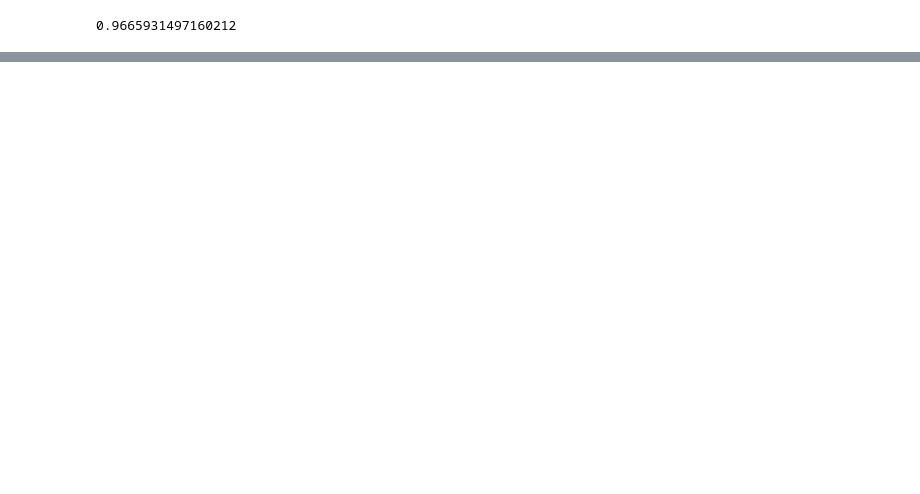
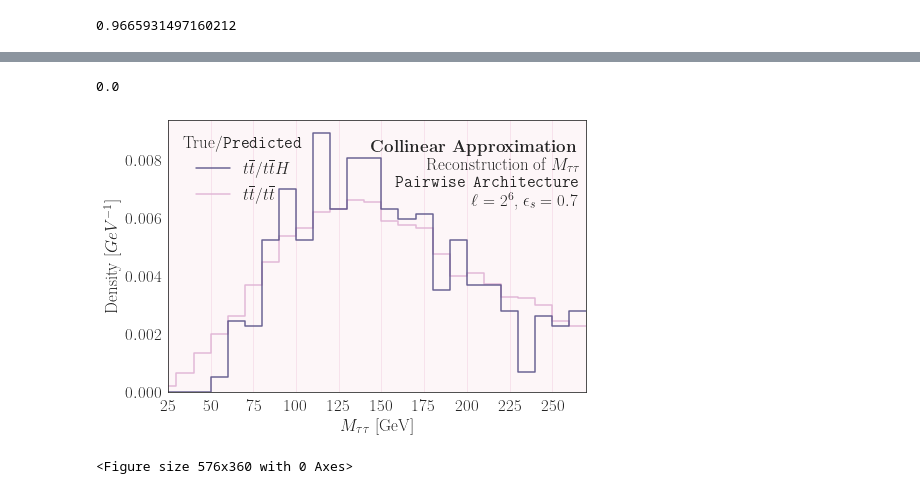
Before and after one commit to DelonShen/classifying-collider-events-with-point-clouds, a Jupyter notebook: paper_code/ditau_study.ipynb, the cells around one changed output, grey strips where cells are left out. Saved outputs shown, nothing was run; the diff lists cells and outputs as text; code cells hidden in the pictures; blank space fills up the shorter version.

```diff
--- a/paper_code/ditau_study.ipynb
+++ b/paper_code/ditau_study.ipynb
@@ -403,0 +328,69 @@ sns.cubehelix_palette(start=26/10, light=.97, n_colors=10)
+# %%
+plt.rcParams['figure.autolayout'] = False
+plt.rcParams['font.size'] = 17
+
+import bisect
+fig, (ax1) = plt.subplots(1, 1, figsize=(7.5,5), sharey=True, sharex=True)
+location = bisect.bisect_left(tpr, 0.7)
+cutoff = thresholds[location]
+
+quantized_yhat = np.array([true>cutoff for (true, false) in yhat_test])
+assert(len(y_test_roc) == len(quantized_yhat))
+cut_bg_pass = np.array([(bool(quantized_yhat[i]) and not bool(y_test_roc[i])) for i in range(len(yhat_test))])
+cut_bg_fail = np.array([not quantized_yhat[i] and not bool(y_test_roc[i]) for i in range(len(yhat_test))])
+
+ditau_mass = np.array([event[-1] for event in X_test_ATLAS])
+
+import pandas as pd
+
+data1 = pd.DataFrame({r'$t\overline{t}$/$t\overline{t}H$': ditau_mass[cut_bg_pass]})
+data2 = pd.DataFrame({r'$t\overline{t}$/$t\overline{t}$':ditau_mass[cut_bg_fail]})
+data = pd.concat([data1, data2], axis=1)
+# data = data1
+
+#dropping nan
+hasnan = np.array([np.isnan(event[-1]) for event in X_test_ATLAS])
+print(sum(hasnan)/len(hasnan))
+
+plt.rcParams['font.family'] = 'serif'
+matplotlib.rcParams['text.usetex'] = True
+plt.figure(figsize=(8,5))
+mask = [False, True, False,True,False]
+cmap = np.array(sns.cubehelix_palette(start=26/10, light=.97, n_colors=5))[mask][::-1]
+# cmap = ['r', 'b']
+# cmap = ['r']
+mn = min(ditau_mass)
+sns.set_style('white')
+sns.set_palette(sns.color_palette([ '#94d2bd', '#005f73']))
+
+plt.rcParams['font.family'] = 'serif'
+
+
+ax = sns.histplot(data=data, legend=True, multiple='layer',fill=False, alpha=0.9,  element="step", bins=27, ax=ax1, binrange=(0,270),common_norm=False, palette=cmap ,stat="density")
+ax.set_facecolor(np.array(sns.cubehelix_palette(start=26/10, light=.97, n_colors=5))[0])
+sns.move_legend(ax, 'upper left', frameon=False, title=r'True/\texttt{Predicted}')
+ax1.set_ylabel(r'Density $[GeV^{-1}]$')
+ax1.set_xlabel(r'$M_{\tau\tau}$ [GeV]')
+
+annot_txt = r'\textbf{Collinear Approximation}'
+annot_txt += '\n'
+annot_txt += r'Reconstruction of $M_{\tau\tau}$'
+annot_txt += '\n'
+annot_txt += r'\texttt{Pairwise Architecture}'
+annot_txt += '\n'
+annot_txt += r'$\ell=2^6$, $\epsilon_s=0.7$'
+ax.text(0.98, .925,
+        s=annot_txt,
+        transform=ax.transAxes,
+        horizontalalignment='right',
+        verticalalignment='top')
+ax.set_xticks(np.arange(25,275,25))
+ax.set_xlim(25, 270)
+
+ax.grid(color=np.array(sns.cubehelix_palette(start=26/10, light=.97, n_colors=13))[1], axis='x')
+
+fig.savefig('figures/mTT_histograms2.pdf', bbox_inches='tight')
+# %% [output]
+0.0
+[figure, added]
+<Figure size 576x360 with 0 Axes>
```
Also changed, not shown: parts of 11 cells of this notebook, 6 other files.
